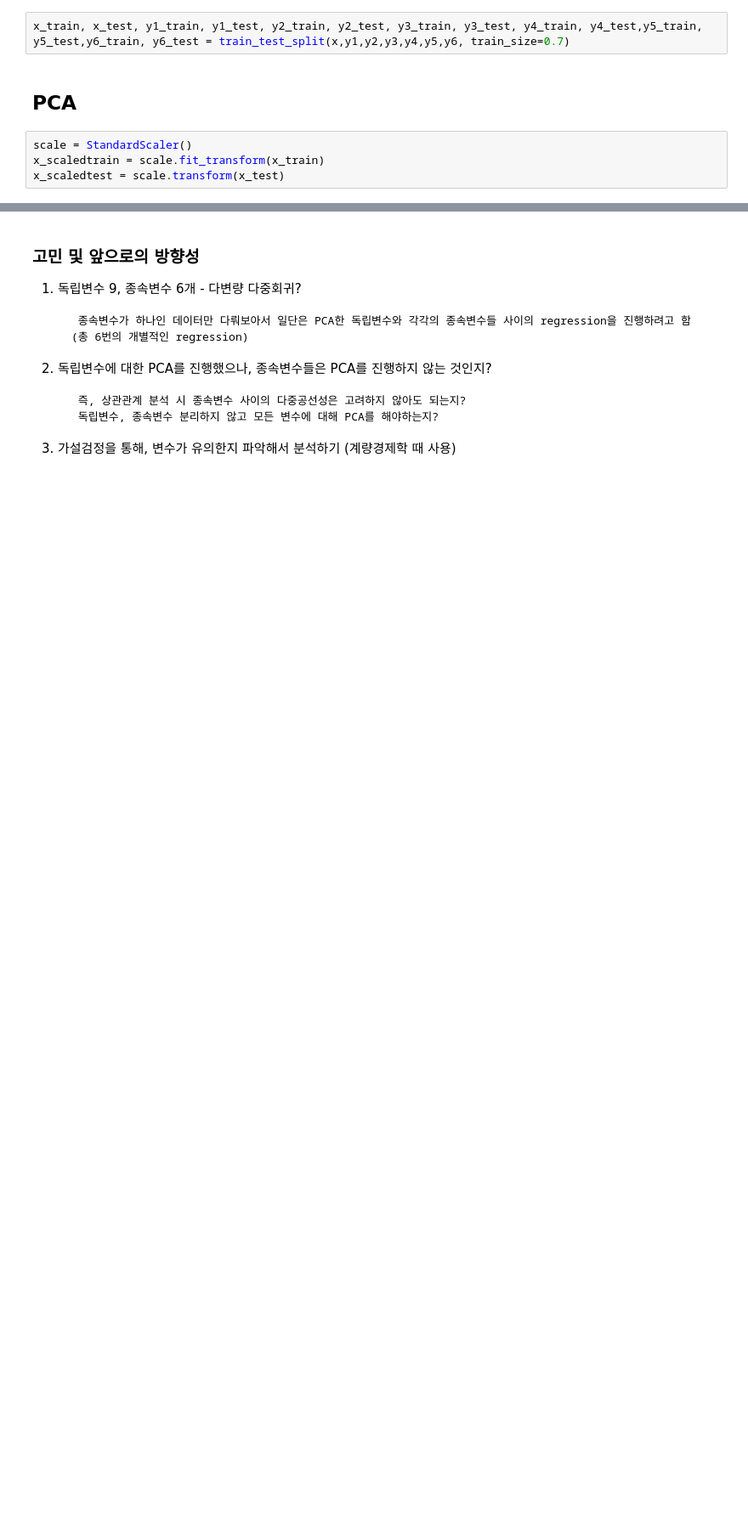
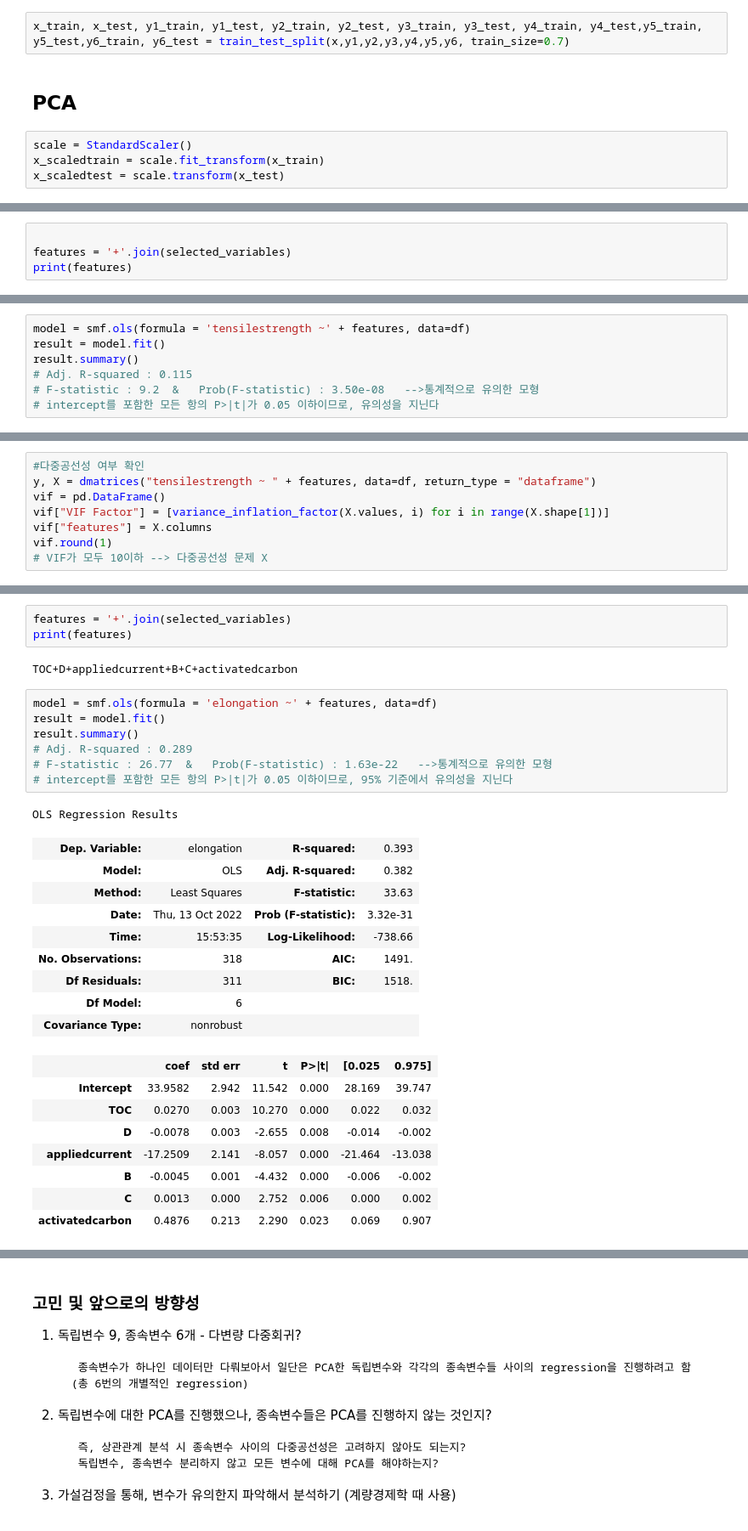
Before and after one commit to SonChungMan/KZ-Repository, a Jupyter notebook: copper.ipynb, the cells around one changed output, grey strips where cells are left out. Shown at 85% size. Drawn from its saved outputs; the diff is of its cells as text; blank space fills up the shorter version.

```diff
--- a/copper.ipynb
+++ b/copper.ipynb
@@ -228,0 +269,4 @@ for i in coef:
+# %%
+
+features = '+'.join(selected_variables)
+print(features)
@@ -228,0 +275,7 @@ for i in coef:
+# %%
+model = smf.ols(formula = 'tensilestrength ~' + features, data=df)
+result = model.fit()
+result.summary()
+# Adj. R-squared : 0.115
+# F-statistic : 9.2  &   Prob(F-statistic) : 3.50e-08   -->통계적으로 유의한 모형
+# intercept를 포함한 모든 항의 P>|t|가 0.05 이하이므로, 유의성을 지닌다
@@ -228,0 +308,8 @@ for i in coef:
+# %%
+#다중공선성 여부 확인
+y, X = dmatrices("tensilestrength ~ " + features, data=df, return_type = "dataframe")
+vif = pd.DataFrame()
+vif["VIF Factor"] = [variance_inflation_factor(X.values, i) for i in range(X.shape[1])]
+vif["features"] = X.columns
+vif.round(1)
+# VIF가 모두 10이하 --> 다중공선성 문제 X
@@ -228,0 +372,31 @@ for i in coef:
+# %%
+features = '+'.join(selected_variables)
+print(features)
+# %% [output]
+TOC+D+appliedcurrent+B+C+activatedcarbon
+# %%
+model = smf.ols(formula = 'elongation ~' + features, data=df)
+result = model.fit()
+result.summary()
+# Adj. R-squared : 0.289
+# F-statistic : 26.77  &   Prob(F-statistic) : 1.63e-22   -->통계적으로 유의한 모형
+# intercept를 포함한 모든 항의 P>|t|가 0.05 이하이므로, 95% 기준에서 유의성을 지닌다
+# %% [output]
+OLS Regression Results
+| Dep. Variable: | elongation | R-squared: | 0.393 |
+| Model: | OLS | Adj. R-squared: | 0.382 |
+| Method: | Least Squares | F-statistic: | 33.63 |
+| Date: | Thu, 13 Oct 2022 | Prob (F-statistic): | 3.32e-31 |
+| Time: | 15:53:35 | Log-Likelihood: | -738.66 |
+| No. Observations: | 318 | AIC: | 1491. |
+| Df Residuals: | 311 | BIC: | 1518. |
+| Df Model: | 6 |  |  |
+| Covariance Type: | nonrobust |  |  |
+|  | coef | std err | t | P>|t| | [0.025 | 0.975] |
+| Intercept | 33.9582 | 2.942 | 11.542 | 0.000 | 28.169 | 39.747 |
+| TOC | 0.0270 | 0.003 | 10.270 | 0.000 | 0.022 | 0.032 |
+| D | -0.0078 | 0.003 | -2.655 | 0.008 | -0.014 | -0.002 |
+| appliedcurrent | -17.2509 | 2.141 | -8.057 | 0.000 | -21.464 | -13.038 |
+| B | -0.0045 | 0.001 | -4.432 | 0.000 | -0.006 | -0.002 |
+| C | 0.0013 | 0.000 | 2.752 | 0.006 | 0.000 | 0.002 |
+| activatedcarbon | 0.4876 | 0.213 | 2.290 | 0.023 | 0.069 | 0.907 |
```
Also changed, not shown: parts of 46 cells of this notebook, 1 other file.
